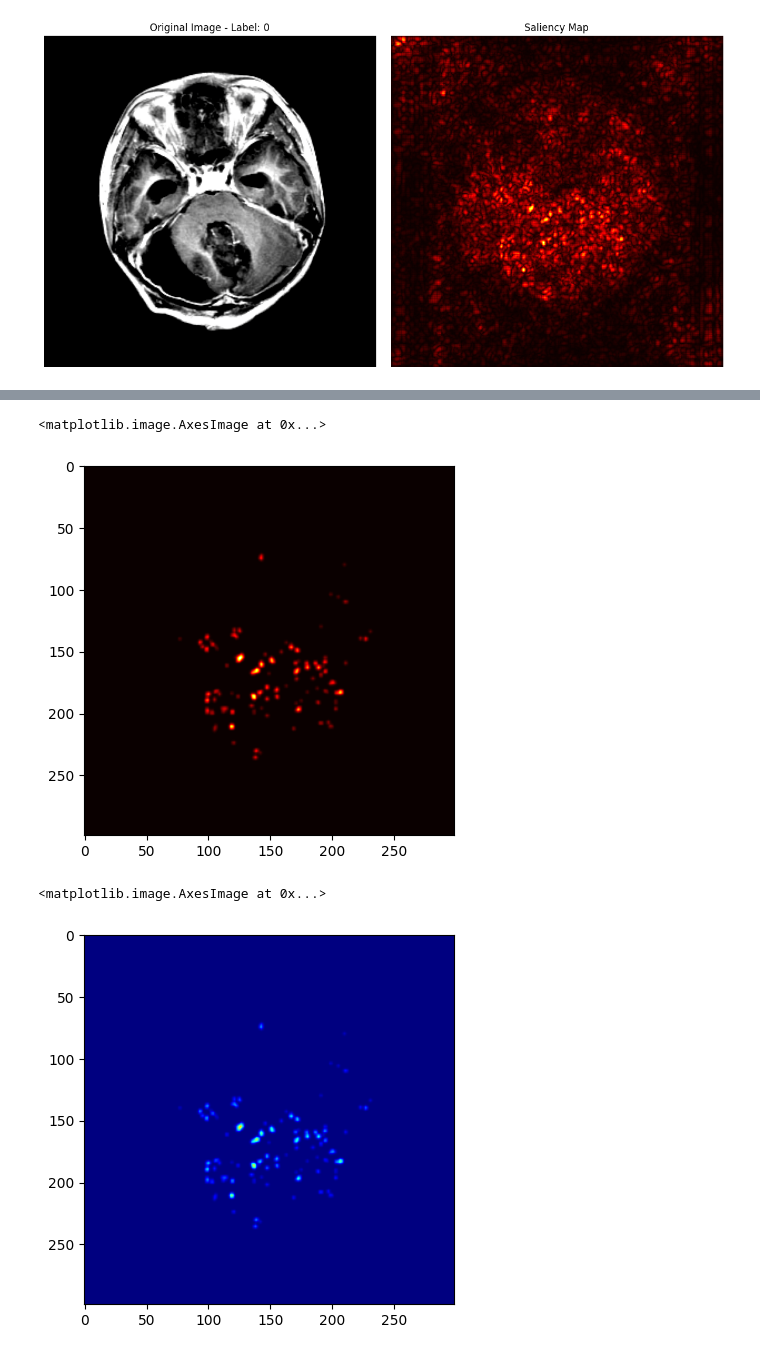
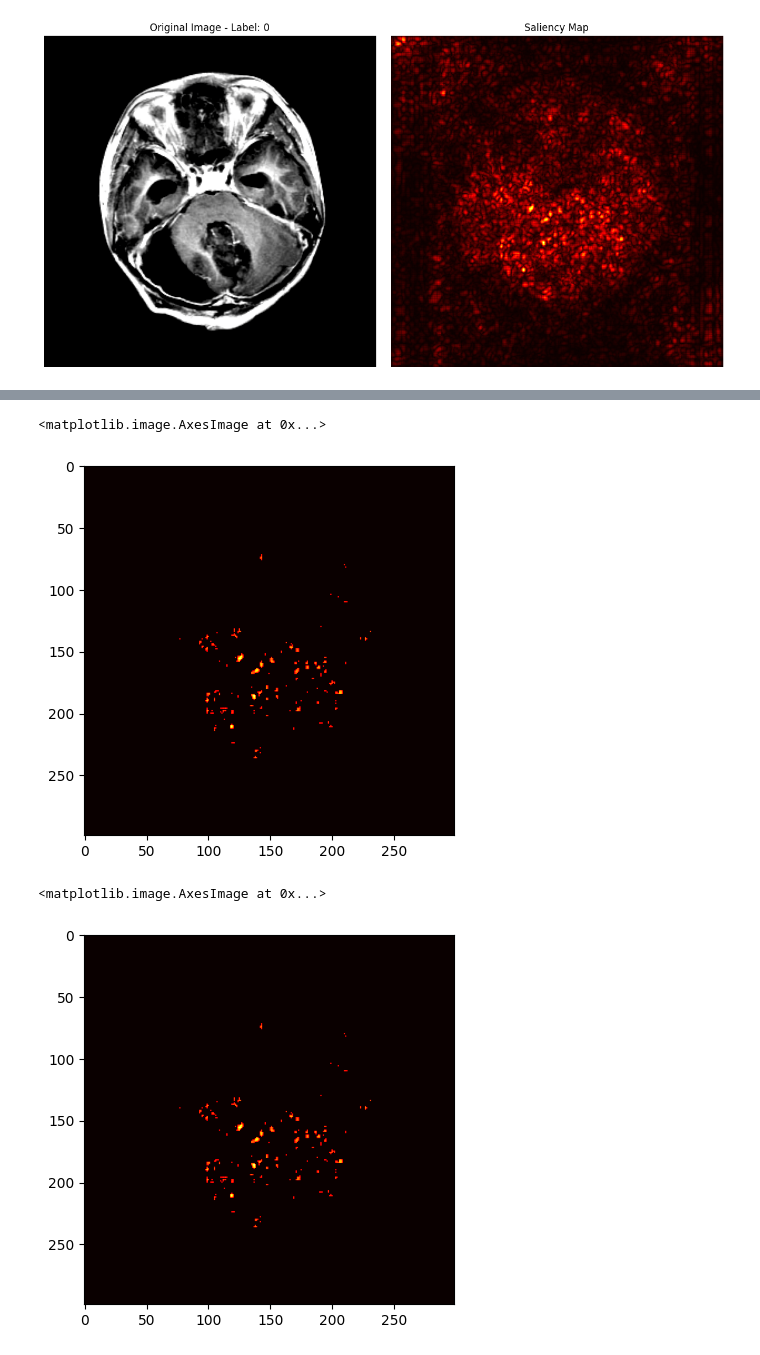
Before and after one commit to jesdin/Brain-Tumor-Classification, a Jupyter notebook: notebooks/train.ipynb, the cells around one changed output, grey strips where cells are left out. Saved outputs shown, nothing was run; the diff lists cells and outputs as text; code cells hidden in the pictures.

Commit message:
clean saliency map

```diff
--- a/notebooks/train.ipynb
+++ b/notebooks/train.ipynb
@@ -278,7 +278,7 @@ def create_circular_mask(h, w, center=None, radius=None):
     if center is None:
         center = (int(w / 2), int(h / 2))
     if radius is None:
-        radius = min(center[0], center[1], w - center[0], h - center[1]) - 10
+        radius = min(center[0], center[1], w - center[0], h - center[1]) - 30
 
     Y, X = np.ogrid[:h, :w]
     dist_from_center = np.sqrt((X - center[0]) ** 2 + (Y - center[1]) ** 2)
@@ -298,20 +298,22 @@ plt.imshow(saliency_map, cmap='hot')
 saliency_map = (saliency_map - saliency_map.min()) / (saliency_map.max() - saliency_map.min())
 
 # Apply threshold to highlight strong activations
-threshold = 0.4
+# threshold = 0.1
+threshold = np.percentile(saliency_map[circular_mask], 99)
 saliency_map[saliency_map < threshold] = 0
 
-# Apply Gausian Smoothening
-saliency_map = cv2.GaussianBlur(saliency_map, (5, 5), 0)
 plt.imshow(saliency_map, cmap='hot')
 # %% [output]
 <matplotlib.image.AxesImage at 0x...>
-[figure, old version]
+[figure, new version]
 # %%
 # Convert grayscale to heatmap using OpenCV
-heatmap = cv2.applyColorMap(np.uint8(255 * saliency_map), cv2.COLORMAP_JET)
+heatmap = cv2.applyColorMap(np.uint8(255 * saliency_map), cv2.COLORMAP_HOT)
 heatmap = cv2.cvtColor(heatmap, cv2.COLOR_BGR2RGB)  # Convert BGR to RGB
-plt.imshow(heatmap, cmap='hot')
+
+# Apply Gausian Smoothening
+heatmap = cv2.GaussianBlur(heatmap, (15, 15), 0)
+plt.imshow(saliency_map, cmap='hot')
 # %% [output]
 <matplotlib.image.AxesImage at 0x...>
-[figure, old version]
+[figure, new version]
```
Also changed, not shown: parts of 5 cells of this notebook.
